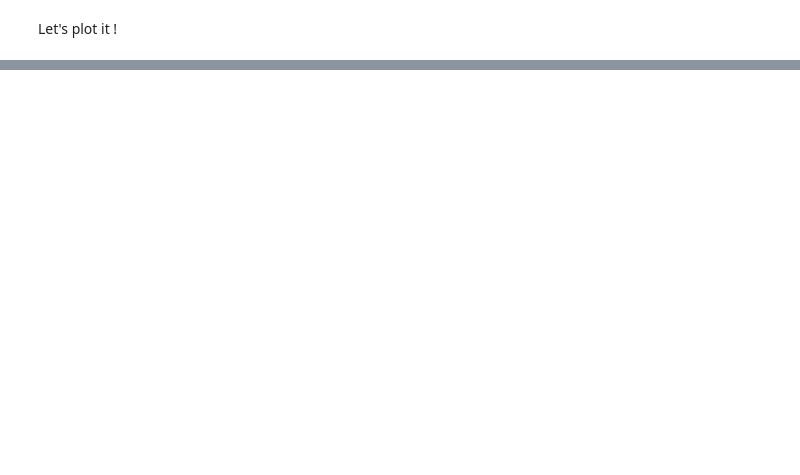
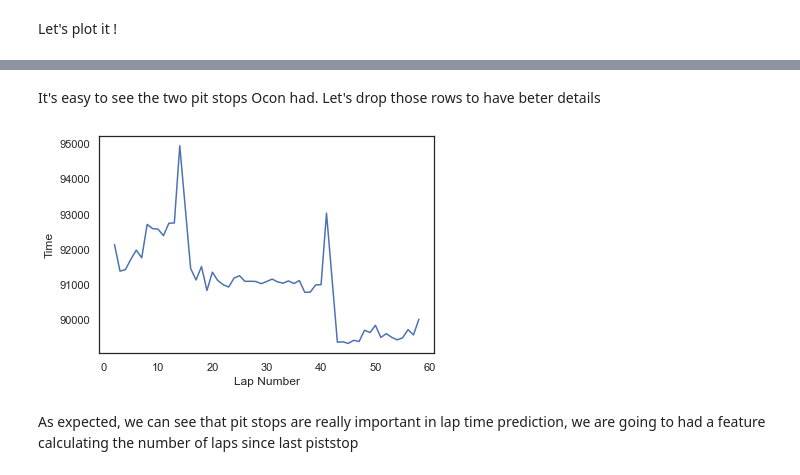
Before and after one commit to HenriEloy/F1_lapTime_prediction, a Jupyter notebook: notebooks/essai1.ipynb, the cells around one changed output, grey strips where cells are left out. Drawn from its saved outputs; the diff is of its cells as text; code cells hidden in the pictures; blank space fills up the shorter version.

Commit message:
Prediction notebook upgrade

```diff
--- a/notebooks/essai1.ipynb
+++ b/notebooks/essai1.ipynb
@@ -146,0 +155,12 @@ plt.show()
+# %% [markdown]
+It's easy to see the two pit stops Ocon had. Let's drop those rows to have beter details
+# %%
+df_OCO_ABU2022_NOSTOP = df_OCO_ABU2022[df_OCO_ABU2022['time_x'] <= pd.Timedelta(minutes=1, seconds=35)]
+plt.plot(df_OCO_ABU2022_NOSTOP["lap"], df_OCO_ABU2022_NOSTOP["milliseconds"], label='Time by lap')
+plt.ylabel('Time')
+plt.xlabel('Lap Number')
+plt.show()
+# %% [output]
+[figure, added]
+# %% [markdown]
+As expected, we can see that pit stops are really important in lap time prediction, we are going to had a feature calculating the number of laps since last piststop
```
Also changed, not shown: parts of 13 cells of this notebook.
